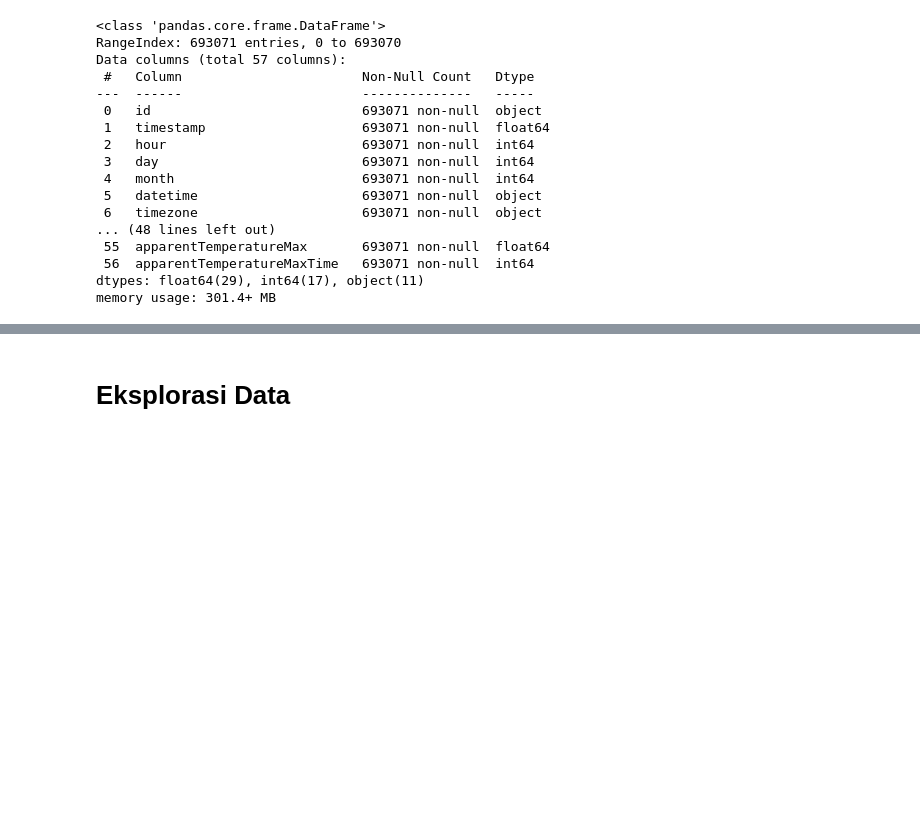
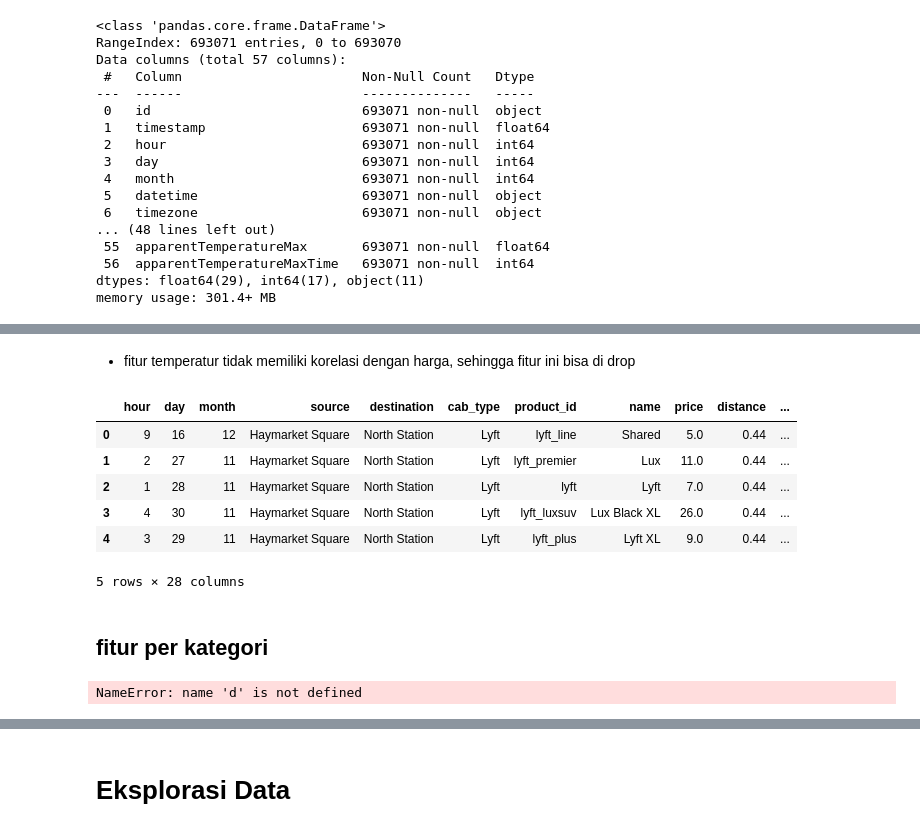
Before and after one commit to ainajefelina/FP1-Analisis, a Jupyter notebook: FP1/1.ipynb, the cells around one changed output, grey strips where cells are left out. Cells and saved outputs as stored; diff of their text form; code cells hidden in the pictures; blank space fills up the shorter version.

```diff
--- a/FP1/1.ipynb
+++ b/FP1/1.ipynb
@@ -73,2 +306,31 @@ memory usage: 301.4+ MB
+# %% [markdown]
+- fitur temperatur tidak memiliki korelasi dengan harga, sehingga fitur ini bisa di drop
+# %%
+df = df.drop(['temperature','apparentTemperature','temperatureHigh',
+         'temperatureLow','apparentTemperatureHigh','apparentTemperatureLow',
+         'temperatureMin','temperatureMax','apparentTemperatureMin',
+         'apparentTemperatureMax'],axis=1)
+df.head()
+# %% [output]
+|  | hour | day | month | source | destination | cab_type | product_id | name | price | distance | ... |
+| 0 | 9 | 16 | 12 | Haymarket Square | North Station | Lyft | lyft_line | Shared | 5.0 | 0.44 | ... |
+| 1 | 2 | 27 | 11 | Haymarket Square | North Station | Lyft | lyft_premier | Lux | 11.0 | 0.44 | ... |
+| 2 | 1 | 28 | 11 | Haymarket Square | North Station | Lyft | lyft | Lyft | 7.0 | 0.44 | ... |
+| 3 | 4 | 30 | 11 | Haymarket Square | North Station | Lyft | lyft_luxsuv | Lux Black XL | 26.0 | 0.44 | ... |
+| 4 | 3 | 29 | 11 | Haymarket Square | North Station | Lyft | lyft_plus | Lyft XL | 9.0 | 0.44 | ... |
+5 rows × 28 columns
+# %% [markdown]
+## fitur per kategori
+# %%
+category = d.select_dtypes(include=['object','category']).columns.tolist()
+
+for col in category:
+    encoder = OneHotEncoder(handle_unknown='ignore')
+    enc_df = pd.DataFrame(encoder.fit_transform(df[[col]]).toarray())
+    enc_df.columns = encoder.get_feature_names([col])
+    df = df.drop(col, axis=1)
+    df = pd.concat([df, enc_df], axis=1)
+# %% [output]
+NameError: name 'd' is not defined
 # %%
 df.head()
```
Also changed, not shown: parts of 36 cells of this notebook, 2 other files.
